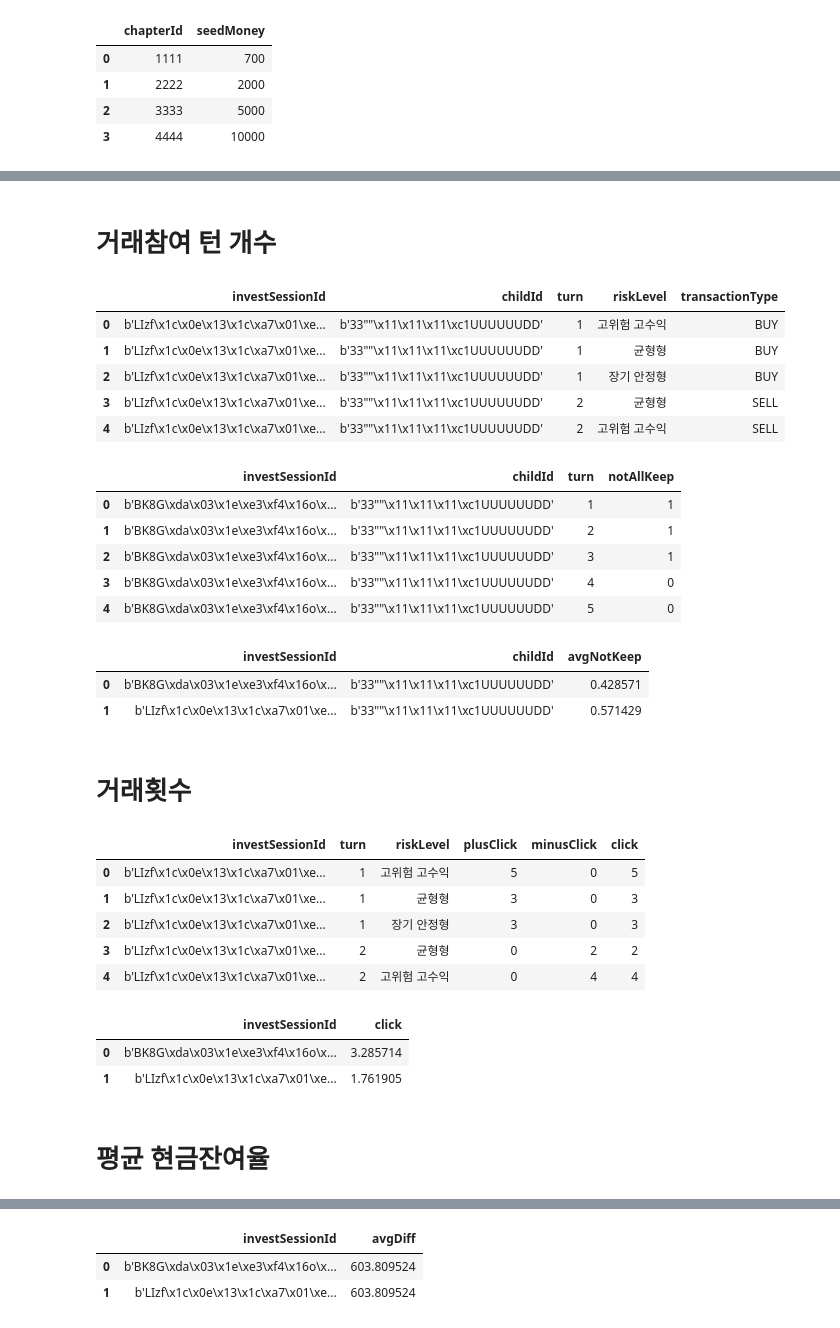
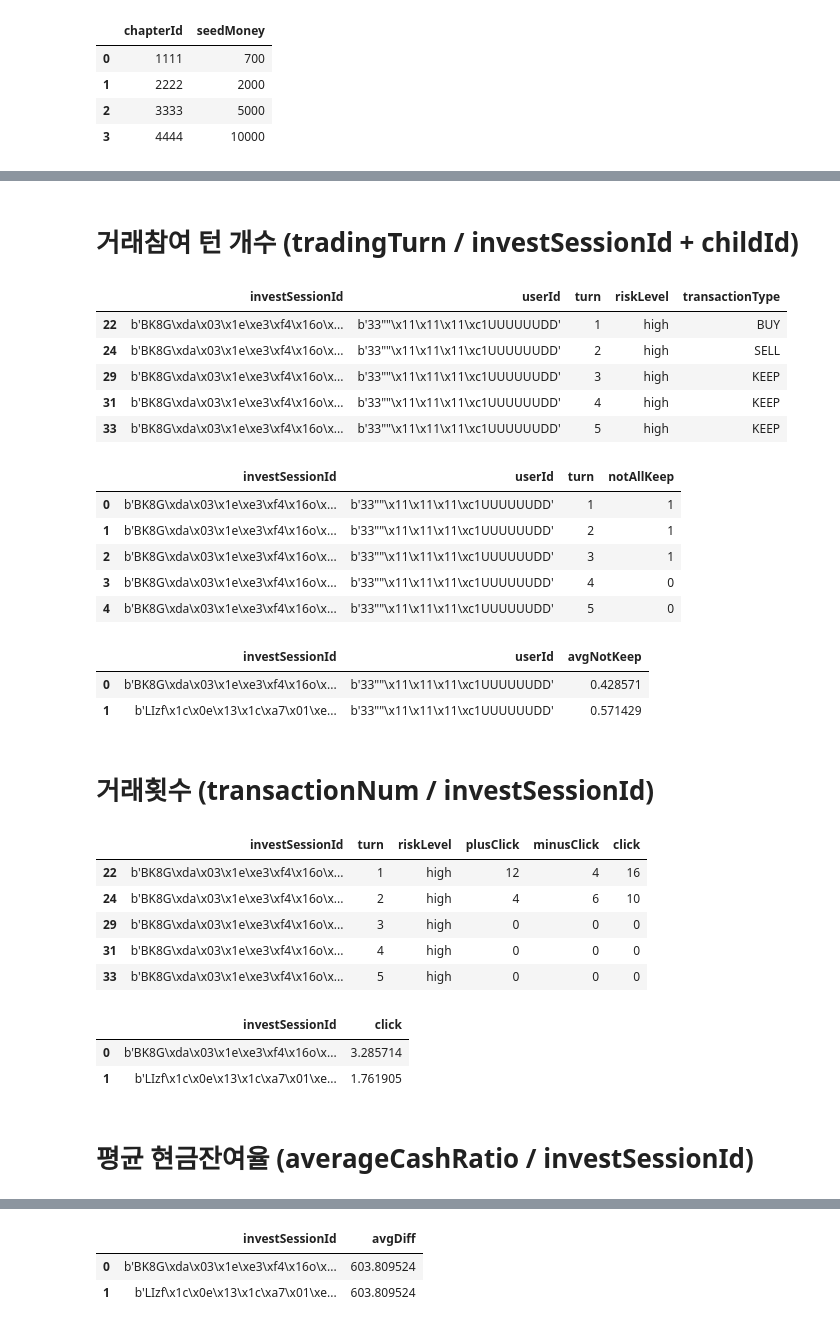
Before and after one commit to team-popo-world/ml-history-analysis, a Jupyter notebook: clustering.ipynb, the cells around one changed output, grey strips where cells are left out. Saved outputs shown, nothing was run; the diff lists cells and outputs as text; code cells hidden in the pictures.

```diff
--- a/clustering.ipynb
+++ b/clustering.ipynb
@@ -59,3 +68,6 @@ df = pd.DataFrame(data)
 # %%
+# 현재는 mongoDB에 childId라고 저장이 되어있는데 나중에 userId로 바뀔 예정이기 때문에 바꾸는 과정 추가해둠
+### 나중에 삭제 될 코드
+df.rename(columns={'childId':'userId'}, inplace=True)
 df.head()
 # %% [output]
@@ -65,3 +77,11 @@ df.head()
 | 2 | b'\x81J\xf4\xad\xc3_\x01\x95!\x95... | b'LIzf\x1c\x0e\x13\x1c\xa7\x01\xe... | 1111 | b'33""\x11\x11\x11\xc1UUUUUUDD' | 1 | 장기 안정형 | 900 | 0 | ... |
 | 3 | b'\xbbO\x1b\xb4j<\x81\x9f>\x08\x1... | b'LIzf\x1c\x0e\x13\x1c\xa7\x01\xe... | 1111 | b'33""\x11\x11\x11\xc1UUUUUUDD' | 2 | 균형형 | 1670 | 100 | ... |
 | 4 | b':BtFH\xba\r%w.\xcfo1A\x0f\x92' | b'LIzf\x1c\x0e\x13\x1c\xa7\x01\xe... | 1111 | b'33""\x11\x11\x11\xc1UUUUUUDD' | 2 | 고위험 고수익 | 1670 | 100 | ... |
+# %%
+# riskLevel 한영변환
+df['riskLevel'] = df['riskLevel'].replace({
+    '고위험 고수익': 'high',
+    '균형형': 'mid',
+    '장기 안정형': 'low'
+})
+df.head()
@@ -67,0 +95,14 @@ df.head()
+# %%
+# 파생 변수 : 이전 턴과 비교한 변화량 컬럼 추가
+# 정렬 (turn 기준으로 비교할 수 있도록)
+df.sort_values(by=['investSessionId', 'riskLevel', 'turn'], inplace=True)
+
+# 이전 턴과 비교한 변화량 계산
+df['deltaShares'] = df.groupby(['investSessionId', 'riskLevel'])['numberOfShares'].diff()
+
+# NaN 값을 numberOfShares 값으로 대체
+df['deltaShares'] = df['deltaShares'].fillna(df['numberOfShares'])
+
+# 정수형으로 변환
+df['deltaShares'] = df['deltaShares'].astype(int)
+df.head()
@@ -115,39 +181,39 @@ seed.head()
 # %% [markdown]
-# 거래참여 턴 개수
+# 거래참여 턴 개수 (tradingTurn / investSessionId + childId)
 # %%
 tpt = df[['investSessionId',
-          'childId',
+          'userId',
           'turn',
           'riskLevel',
           'transactionType']].copy()
 
 tpt.head()
 # %% [output]
-|  | investSessionId | childId | turn | riskLevel | transactionType |
-| 0 | b'LIzf\x1c\x0e\x13\x1c\xa7\x01\xe... | b'33""\x11\x11\x11\xc1UUUUUUDD' | 1 | 고위험 고수익 | BUY |
-| 1 | b'LIzf\x1c\x0e\x13\x1c\xa7\x01\xe... | b'33""\x11\x11\x11\xc1UUUUUUDD' | 1 | 균형형 | BUY |
-| 2 | b'LIzf\x1c\x0e\x13\x1c\xa7\x01\xe... | b'33""\x11\x11\x11\xc1UUUUUUDD' | 1 | 장기 안정형 | BUY |
-| 3 | b'LIzf\x1c\x0e\x13\x1c\xa7\x01\xe... | b'33""\x11\x11\x11\xc1UUUUUUDD' | 2 | 균형형 | SELL |
-| 4 | b'LIzf\x1c\x0e\x13\x1c\xa7\x01\xe... | b'33""\x11\x11\x11\xc1UUUUUUDD' | 2 | 고위험 고수익 | SELL |
+|  | investSessionId | userId | turn | riskLevel | transactionType |
+| 22 | b'BK8G\xda\x03\x1e\xe3\xf4\x16o\x... | b'33""\x11\x11\x11\xc1UUUUUUDD' | 1 | high | BUY |
+| 24 | b'BK8G\xda\x03\x1e\xe3\xf4\x16o\x... | b'33""\x11\x11\x11\xc1UUUUUUDD' | 2 | high | SELL |
+| 29 | b'BK8G\xda\x03\x1e\xe3\xf4\x16o\x... | b'33""\x11\x11\x11\xc1UUUUUUDD' | 3 | high | KEEP |
+| 31 | b'BK8G\xda\x03\x1e\xe3\xf4\x16o\x... | b'33""\x11\x11\x11\xc1UUUUUUDD' | 4 | high | KEEP |
+| 33 | b'BK8G\xda\x03\x1e\xe3\xf4\x16o\x... | b'33""\x11\x11\x11\xc1UUUUUUDD' | 5 | high | KEEP |
 # %%
-hold_flags = tpt.groupby(['investSessionId', 'childId', 'turn'])['transactionType'].apply(lambda x: int((x != "KEEP").any())).reset_index(name="notAllKeep")
+hold_flags = tpt.groupby(['investSessionId', 'userId', 'turn'])['transactionType'].apply(lambda x: int((x != "KEEP").any())).reset_index(name="notAllKeep")
 hold_flags.head()
 # %% [output]
-|  | investSessionId | childId | turn | notAllKeep |
+|  | investSessionId | userId | turn | notAllKeep |
 | 0 | b'BK8G\xda\x03\x1e\xe3\xf4\x16o\x... | b'33""\x11\x11\x11\xc1UUUUUUDD' | 1 | 1 |
 | 1 | b'BK8G\xda\x03\x1e\xe3\xf4\x16o\x... | b'33""\x11\x11\x11\xc1UUUUUUDD' | 2 | 1 |
 | 2 | b'BK8G\xda\x03\x1e\xe3\xf4\x16o\x... | b'33""\x11\x11\x11\xc1UUUUUUDD' | 3 | 1 |
 | 3 | b'BK8G\xda\x03\x1e\xe3\xf4\x16o\x... | b'33""\x11\x11\x11\xc1UUUUUUDD' | 4 | 0 |
 | 4 | b'BK8G\xda\x03\x1e\xe3\xf4\x16o\x... | b'33""\x11\x11\x11\xc1UUUUUUDD' | 5 | 0 |
 # %%
-tradingTurn = hold_flags.groupby(['investSessionId', 'childId'])['notAllKeep'].mean().reset_index(name="avgNotKeep")
+tradingTurn = hold_flags.groupby(['investSessionId', 'userId'])['notAllKeep'].mean().reset_index(name="avgNotKeep")
 tradingTurn.head()
 # %% [output]
-|  | investSessionId | childId | avgNotKeep |
+|  | investSessionId | userId | avgNotKeep |
 | 0 | b'BK8G\xda\x03\x1e\xe3\xf4\x16o\x... | b'33""\x11\x11\x11\xc1UUUUUUDD' | 0.428571 |
 | 1 | b'LIzf\x1c\x0e\x13\x1c\xa7\x01\xe... | b'33""\x11\x11\x11\xc1UUUUUUDD' | 0.571429 |
 # %% [markdown]
-# 거래횟수
+# 거래횟수 (transactionNum / investSessionId)
 # %%
 nt = df[['investSessionId',
           'turn',
@@ -160,11 +226,11 @@ nt['click'] = nt['plusClick'] + nt['minusClick']
 nt.head()
 # %% [output]
 |  | investSessionId | turn | riskLevel | plusClick | minusClick | click |
-| 0 | b'LIzf\x1c\x0e\x13\x1c\xa7\x01\xe... | 1 | 고위험 고수익 | 5 | 0 | 5 |
-| 1 | b'LIzf\x1c\x0e\x13\x1c\xa7\x01\xe... | 1 | 균형형 | 3 | 0 | 3 |
-| 2 | b'LIzf\x1c\x0e\x13\x1c\xa7\x01\xe... | 1 | 장기 안정형 | 3 | 0 | 3 |
-| 3 | b'LIzf\x1c\x0e\x13\x1c\xa7\x01\xe... | 2 | 균형형 | 0 | 2 | 2 |
-| 4 | b'LIzf\x1c\x0e\x13\x1c\xa7\x01\xe... | 2 | 고위험 고수익 | 0 | 4 | 4 |
+| 22 | b'BK8G\xda\x03\x1e\xe3\xf4\x16o\x... | 1 | high | 12 | 4 | 16 |
+| 24 | b'BK8G\xda\x03\x1e\xe3\xf4\x16o\x... | 2 | high | 4 | 6 | 10 |
+| 29 | b'BK8G\xda\x03\x1e\xe3\xf4\x16o\x... | 3 | high | 0 | 0 | 0 |
+| 31 | b'BK8G\xda\x03\x1e\xe3\xf4\x16o\x... | 4 | high | 0 | 0 | 0 |
+| 33 | b'BK8G\xda\x03\x1e\xe3\xf4\x16o\x... | 5 | high | 0 | 0 | 0 |
 # %%
 transactionNum = nt.groupby('investSessionId')[['click']].mean().reset_index()
 transactionNum.head()
@@ -173,7 +239,7 @@ transactionNum.head()
 | 0 | b'BK8G\xda\x03\x1e\xe3\xf4\x16o\x... | 3.285714 |
 | 1 | b'LIzf\x1c\x0e\x13\x1c\xa7\x01\xe... | 1.761905 |
 # %% [markdown]
-# 평균 현금잔여율
+# 평균 현금잔여율 (averageCashRatio / investSessionId)
 # %%
 acr = df[['investSessionId',
           'chapterId',
```
Also changed, not shown: parts of 24 cells of this notebook, 11 other files.
